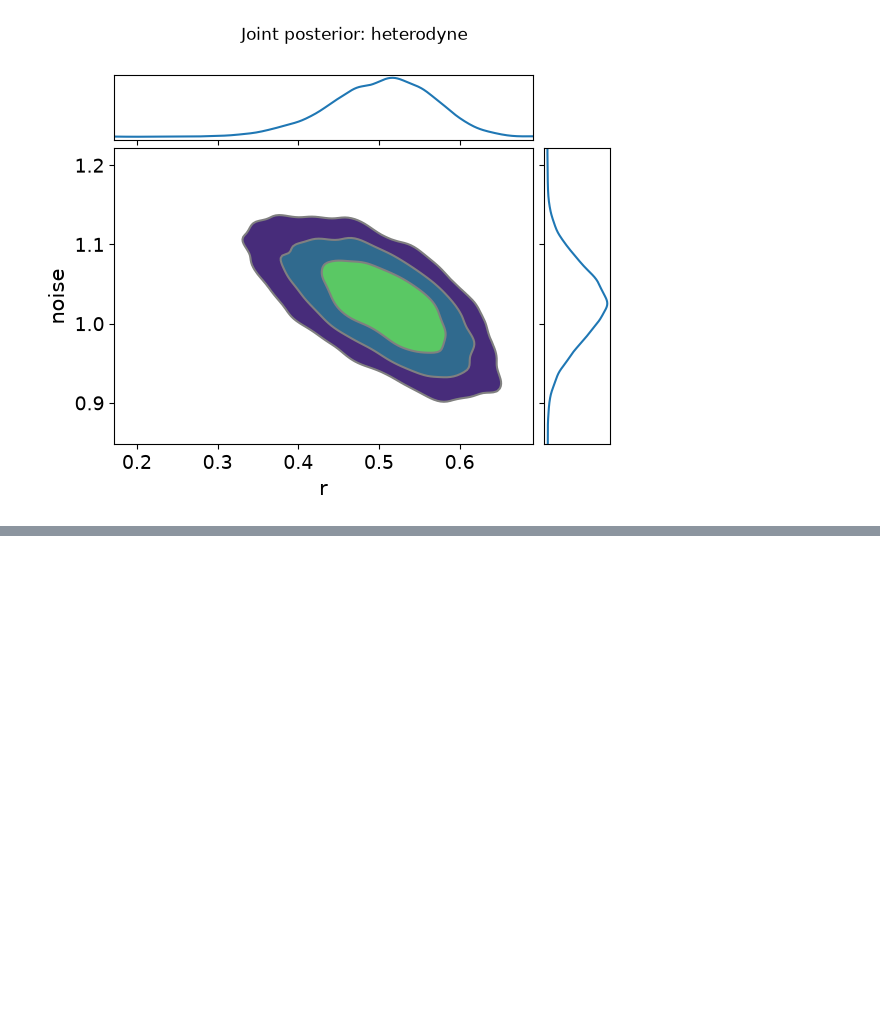
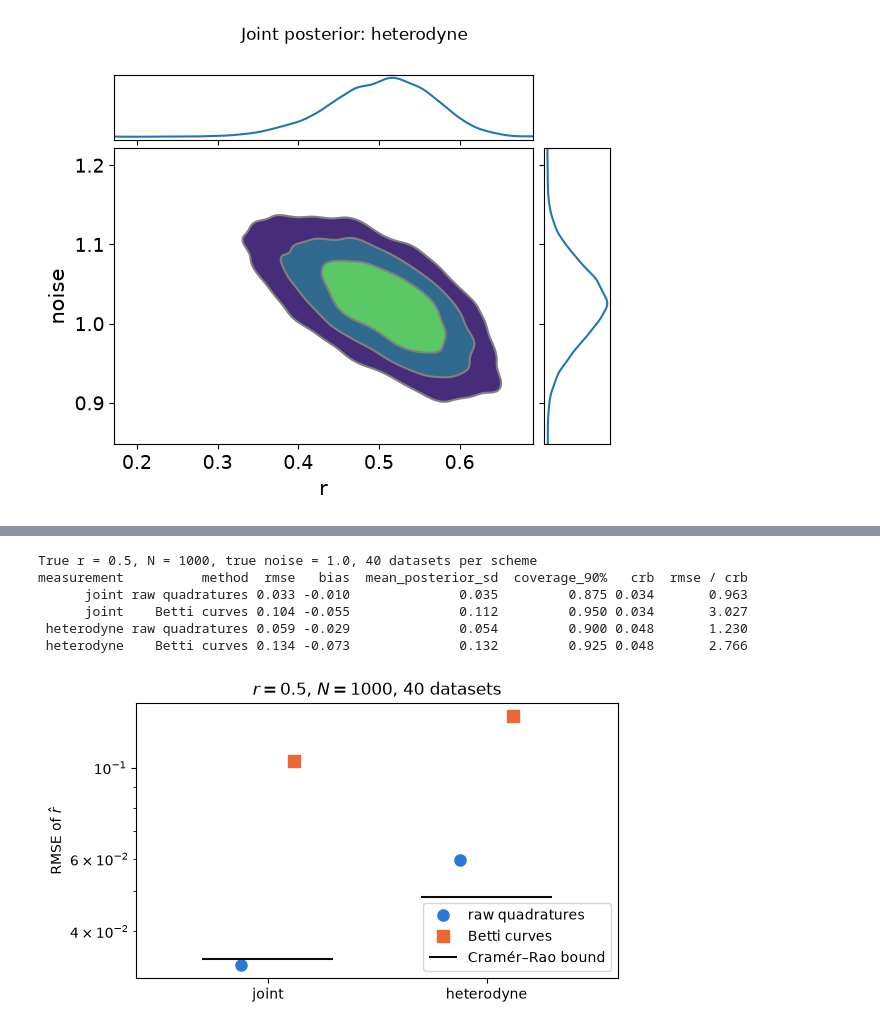
Before and after one commit to michalkwak/gaussian-state-tomography, a Jupyter notebook: src/bayesian_inference_two_schemes.ipynb, the cells around one changed output, grey strips where cells are left out. Saved outputs shown, nothing was run; the diff lists cells and outputs as text; code cells hidden in the pictures; blank space fills up the shorter version.

```diff
--- a/src/bayesian_inference_two_schemes.ipynb
+++ b/src/bayesian_inference_two_schemes.ipynb
@@ -455,0 +565,54 @@ for mt, mcmc in results.items():
+# %%
+n_repeats = 40
+r_grid = np.linspace(0.0, r_max, 401)
+
+repeat_rows = []
+for i, mt in enumerate(measurement_types):
+    clouds = ti.simulate_clouds(np.full(n_repeats, r_true), n_samples, noise_true, mt, random.fold_in(random.key(400), i))
+    diagrams = ti.persistence_diagrams(clouds)
+    emu = emulators[mt]
+    betti_ll = jax.jit(jax.vmap(emu.log_likelihood, in_axes=(0, None)))
+    posts = {
+        "raw quadratures": [ti.grid_posterior(ti.quadrature_log_likelihood(c, r_grid, sigma_hat[mt], mt), r_grid)
+                            for c in clouds],
+        "Betti curves": [ti.grid_posterior(betti_ll(jnp.asarray(r_grid), jnp.asarray(emu.summarise(d))), r_grid)
+                         for d in diagrams],
+    }
+    for method, ps in posts.items():
+        means = np.array([p["mean"] for p in ps])
+        repeat_rows.append({
+            "measurement": mt, "method": method,
+            "rmse": np.sqrt(np.mean((means - r_true) ** 2)),
+            "bias": np.mean(means - r_true),
+            "mean_posterior_sd": np.mean([p["sd"] for p in ps]),
+            "coverage_90%": np.mean([p["low"] <= r_true <= p["high"] for p in ps]),
+            "crb": float(metrics.squeezing_crb(r_true, n_samples, sigma_hat[mt], mt)),
+        })
+repeat_df = pd.DataFrame(repeat_rows)
+repeat_df["rmse / crb"] = repeat_df["rmse"] / repeat_df["crb"]
+print(f"True r = {r_true}, N = {n_samples}, true noise = {noise_true}, {n_repeats} datasets per scheme")
+print(repeat_df.round(3).to_string(index=False))
+# %% [output]
+True r = 0.5, N = 1000, true noise = 1.0, 40 datasets per scheme
+measurement          method  rmse   bias  mean_posterior_sd  coverage_90%   crb  rmse / crb
+      joint raw quadratures 0.033 -0.010              0.035         0.875 0.034       0.963
+      joint    Betti curves 0.104 -0.055              0.112         0.950 0.034       3.027
+ heterodyne raw quadratures 0.059 -0.029              0.054         0.900 0.048       1.230
+ heterodyne    Betti curves 0.134 -0.073              0.132         0.925 0.048       2.766
+# %%
+fig, ax = plt.subplots(figsize=(6, 3.5))
+styles = {"raw quadratures": dict(color="#2a78d6", marker="o"), "Betti curves": dict(color="#eb6834", marker="s")}
+for j, mt in enumerate(measurement_types):
+    sub = repeat_df[repeat_df.measurement == mt]
+    for k, (method, st) in enumerate(styles.items()):
+        ax.plot(j + 0.12 * (2 * k - 1), sub[sub.method == method]["rmse"].item(), ls="none", ms=8,
+                label=method if j == 0 else None, **st)
+    ax.hlines(sub["crb"].iloc[0], j - 0.3, j + 0.3, color="#0b0b0b", lw=1.5,
+              label="Cramér–Rao bound" if j == 0 else None)
+ax.set(xticks=range(len(measurement_types)), xticklabels=measurement_types, xlim=(-0.6, len(measurement_types) - 0.4),
+       yscale="log", ylabel=r"RMSE of $\hat r$", title=f"$r = {r_true}$, $N = {n_samples}$, {n_repeats} datasets")
+ax.legend()
+plt.tight_layout()
+plt.show()
+# %% [output]
+[figure, added]
```
Also changed, not shown: parts of 8 cells of this notebook, 6 other files.
